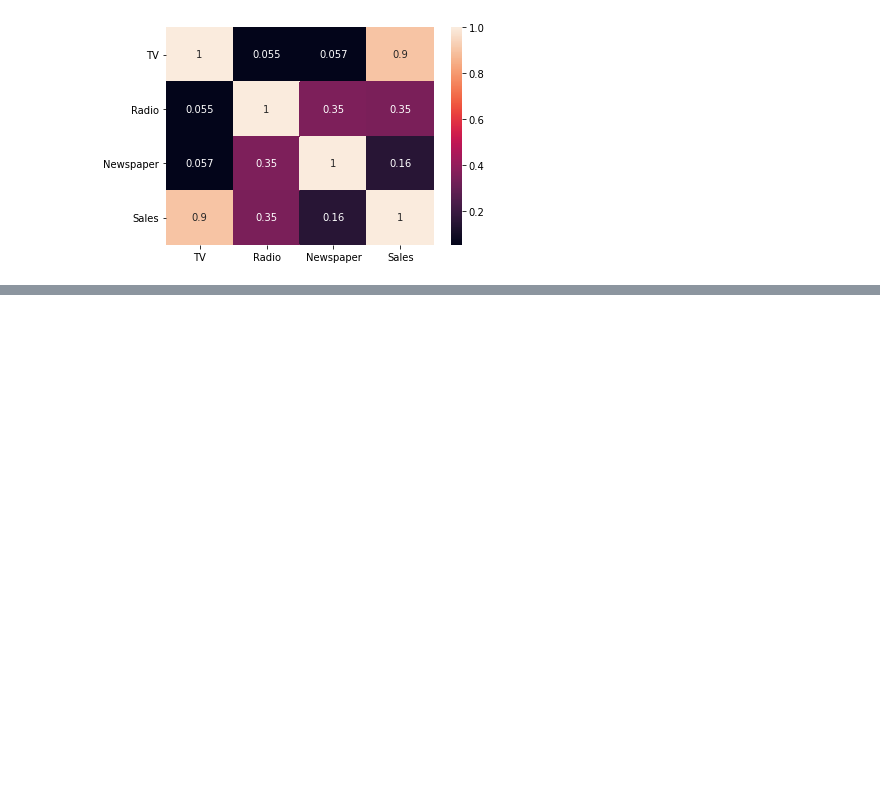
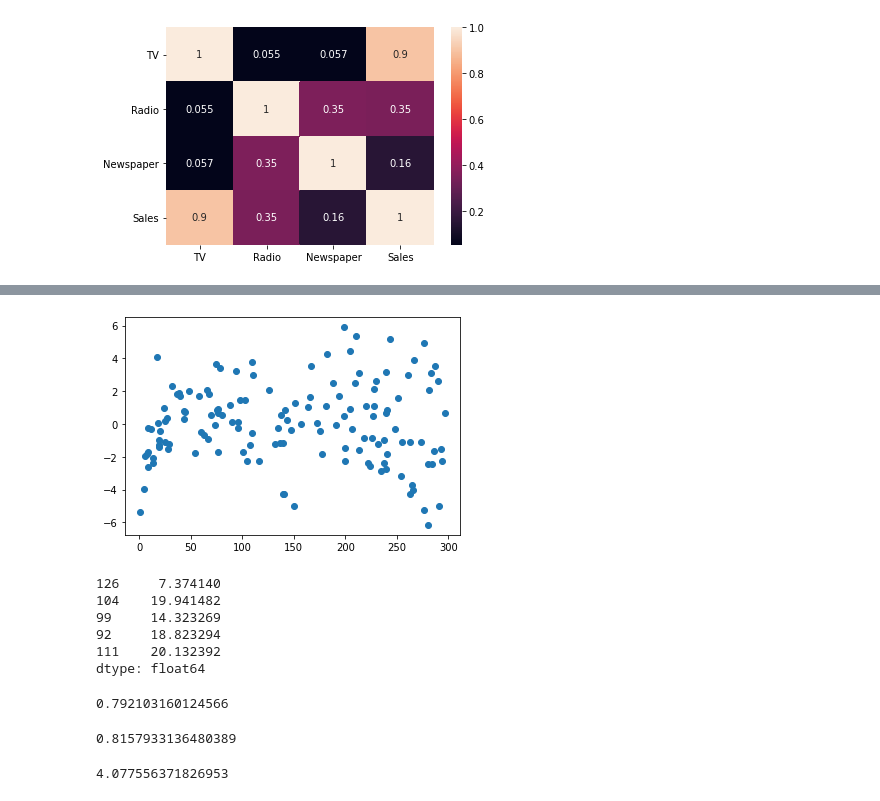
Before and after one commit to Srinunosina/npoi, a Jupyter notebook: ML_LinearRegression.ipynb, the cells around one changed output, grey strips where cells are left out. Drawn from its saved outputs; the diff is of its cells as text; code cells hidden in the pictures; blank space fills up the shorter version.

```diff
--- a/ML_LinearRegression.ipynb
+++ b/ML_LinearRegression.ipynb
@@ -100,0 +220,6 @@ sns.heatmap(data=advertising.corr(), annot = True)
+# %%
+# looks for patterns in Residuals ( we should not be able to identify )
+plt.scatter(X_train, residuals)
+plt.show()
+# %% [output]
+[figure, added]
@@ -100,0 +231,33 @@ sns.heatmap(data=advertising.corr(), annot = True)
+# %%
+# add const/intercept to test
+X_test_sm = sm.add_constant(X_test)
+
+# pred  on test
+y_test_pred = lr_model.predict(X_test_sm)
+y_test_pred.head()
+# %% [output]
+126     7.374140
+104    19.941482
+99     14.323269
+92     18.823294
+111    20.132392
+dtype: float64
+# %%
+# evaluate the model , r- squared on test
+# r squared
+#r2 = r2_score()
+#help(r2_score)
+r2 = r2_score(y_true = y_test, y_pred = y_test_pred)
+r2
+# %% [output]
+0.792103160124566
+# %%
+# r2 on train
+r2_score(y_true = y_train, y_pred = y_train_perd)
+# %% [output]
+0.8157933136480389
+# %%
+# mean squared error
+mean_squared_error(y_true=y_test, y_pred = y_test_pred)
+# %% [output]
+4.077556371826953
```
Also changed, not shown: parts of 18 cells of this notebook.
